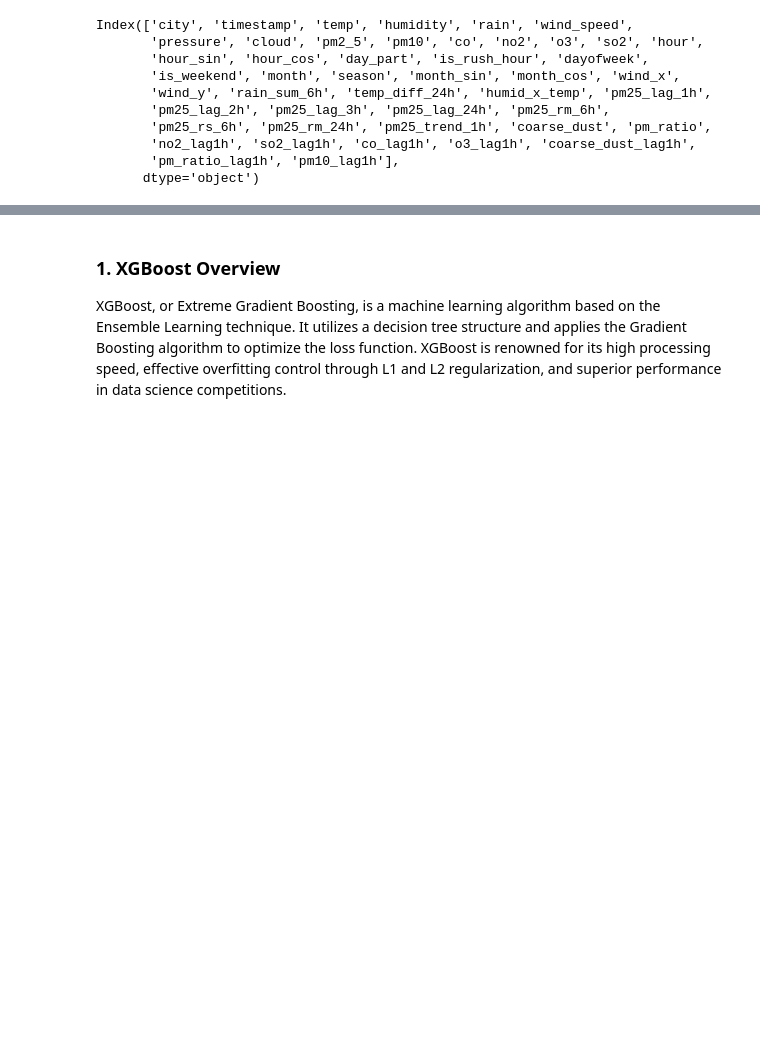
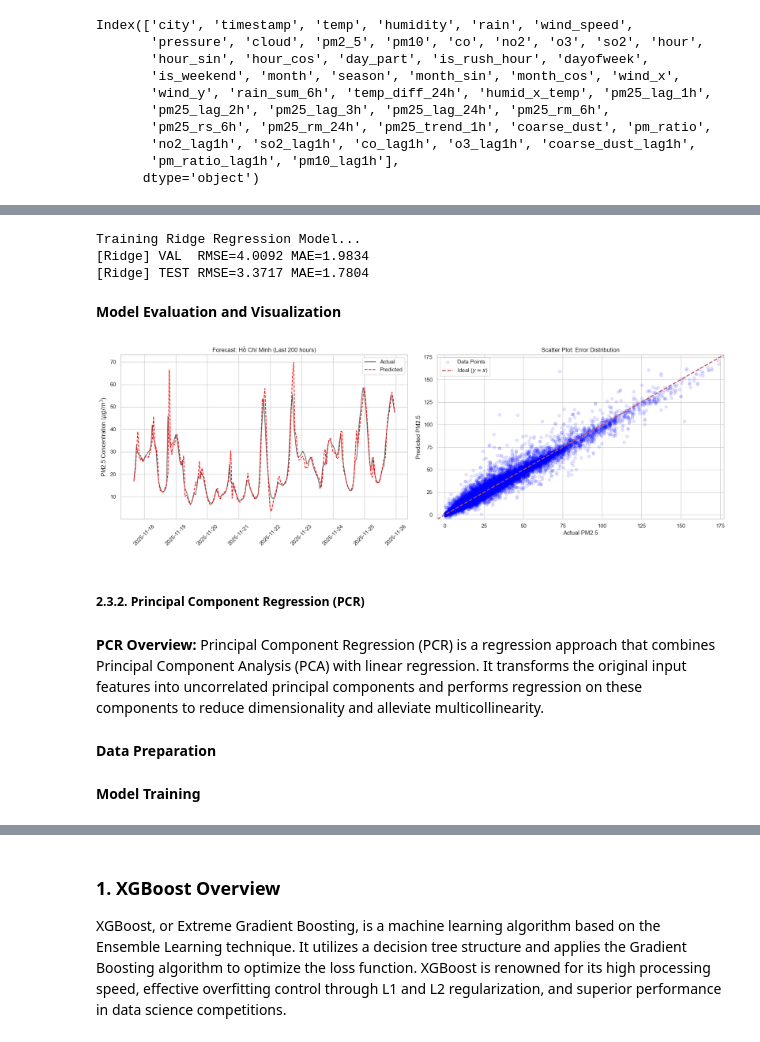
Before and after one commit to TrNguyenMQuan/VietNam_PM2.5_Forecasting, a Jupyter notebook: notebooks/data_modeling.ipynb, the cells around one changed output, grey strips where cells are left out. Drawn from its saved outputs; the diff is of its cells as text; code cells hidden in the pictures; blank space fills up the shorter version.

```diff
--- a/notebooks/data_modeling.ipynb
+++ b/notebooks/data_modeling.ipynb
@@ -201,0 +420,7 @@ Index(['city', 'timestamp', 'temp', 'humidity', 'rain', 'wind_speed',
+# %%
+X_train_rid = X_train.copy()
+y_train_rid = y_train.copy()
+X_val_rid = X_val.copy()
+y_val_rid = y_val.copy()
+X_test_rid = X_test.copy()
+y_test_rid = y_test.copy()
@@ -201,0 +429,49 @@ Index(['city', 'timestamp', 'temp', 'humidity', 'rain', 'wind_speed',
+# %%
+print("Training Ridge Regression Model...")
+# Ridge Regression Pipeline
+ridge_pipeline = Pipeline([
+    ("preprocess", ColumnTransformer(
+        transformers=[
+            ("num", StandardScaler(), num_cols),
+            ("cat", OneHotEncoder(handle_unknown="ignore", drop="first"), cat_cols),
+        ]
+    )),
+    ("ridge", Ridge(alpha=10, random_state=42))
+])
+
+# Train
+ridge_pipeline.fit(X_train_rid, y_train_rid)
+
+# Validation
+val_pred_ridge = ridge_pipeline.predict(X_val_rid)
+val_rmse_ridge = np.sqrt(mean_squared_error(y_val_rid, val_pred_ridge))
+val_mae_ridge  = mean_absolute_error(y_val_rid, val_pred_ridge)
+
+# Test
+test_pred_ridge = ridge_pipeline.predict(X_test_rid)
+test_rmse_ridge = np.sqrt(mean_squared_error(y_test_rid, test_pred_ridge))
+test_mae_ridge  = mean_absolute_error(y_test_rid, test_pred_ridge)
+
+print(f"[Ridge] VAL  RMSE={val_rmse_ridge:.4f} MAE={val_mae_ridge:.4f}")
+print(f"[Ridge] TEST RMSE={test_rmse_ridge:.4f} MAE={test_mae_ridge:.4f}")
+# %% [output]
+Training Ridge Regression Model...
+[Ridge] VAL  RMSE=4.0092 MAE=1.9834
+[Ridge] TEST RMSE=3.3717 MAE=1.7804
+# %% [markdown]
+**Model Evaluation and Visualization**
+# %%
+plot_prediction_analysis(
+    y_test=y_test_rid,
+    preds=test_pred_ridge,
+    test_meta=test_meta,
+    sample_city="Hồ Chí Minh"
+)
+# %% [output]
+[figure, added]
+# %% [markdown]
+##### 2.3.2. Principal Component Regression (PCR)
+# %% [markdown]
+**PCR Overview:** Principal Component Regression (PCR) is a regression approach that combines Principal Component Analysis (PCA) with linear regression. It transforms the original input features into uncorrelated principal components and performs regression on these components to reduce dimensionality and alleviate multicollinearity.
+# %% [markdown]
+**Data Preparation**
@@ -201,0 +485,2 @@ Index(['city', 'timestamp', 'temp', 'humidity', 'rain', 'wind_speed',
+# %% [markdown]
+**Model Training**
```
Also changed, not shown: parts of 55 cells of this notebook, 1 other file.
